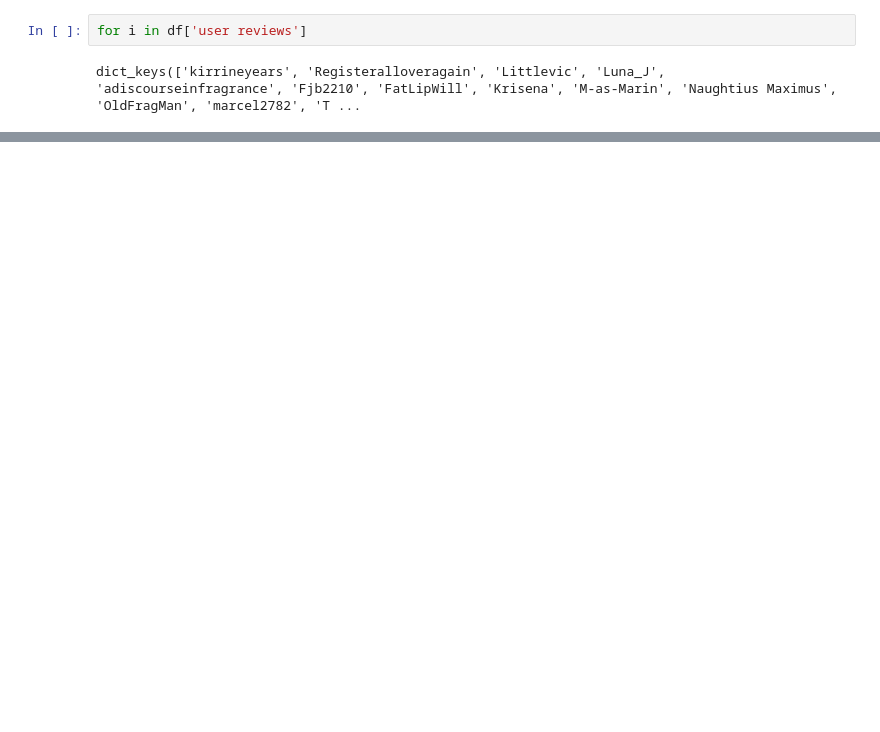
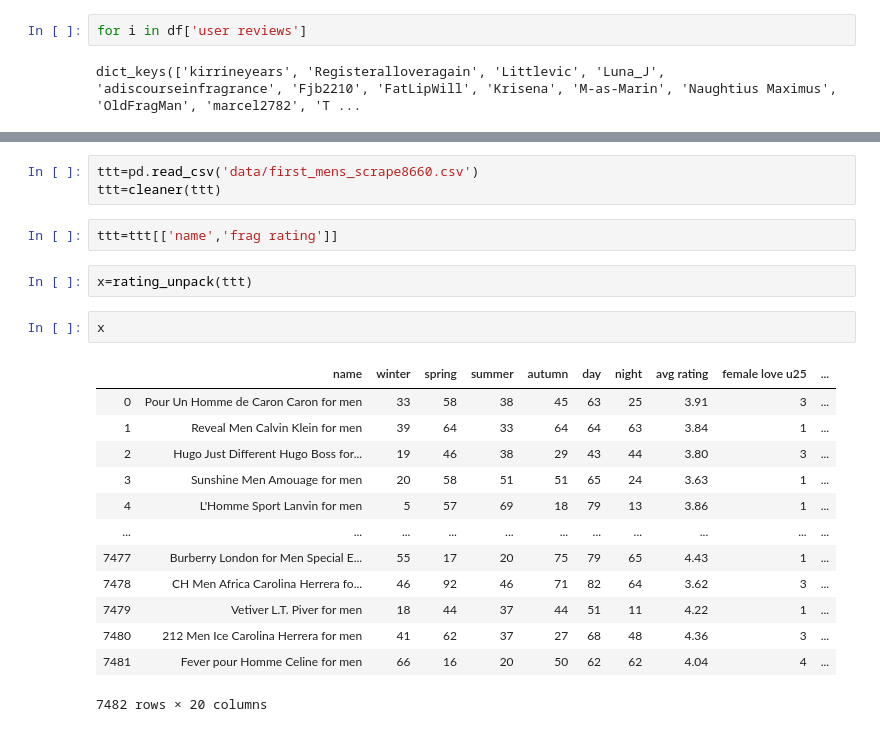
Before and after one commit to josephshanks/CologneRecommender, a Jupyter notebook: EDA.ipynb, the cells around one changed output, grey strips where cells are left out. Drawn from its saved outputs; the diff is of its cells as text; blank space fills up the shorter version.

```diff
--- a/EDA.ipynb
+++ b/EDA.ipynb
@@ -223,0 +406,23 @@ df['user reviews'][0]
+# %%
+ttt=pd.read_csv('data/first_mens_scrape8660.csv')
+ttt=cleaner(ttt)
+# %%
+ttt=ttt[['name','frag rating']]
+# %%
+x=rating_unpack(ttt)
+# %%
+x
+# %% [output]
+|  | name | winter | spring | summer | autumn | day | night | avg rating | female love u25 | ... |
+| 0 | Pour Un Homme de Caron Caron for men | 33 | 58 | 38 | 45 | 63 | 25 | 3.91 | 3 | ... |
+| 1 | Reveal Men Calvin Klein for men | 39 | 64 | 33 | 64 | 64 | 63 | 3.84 | 1 | ... |
+| 2 | Hugo Just Different Hugo Boss for... | 19 | 46 | 38 | 29 | 43 | 44 | 3.80 | 3 | ... |
+| 3 | Sunshine Men Amouage for men | 20 | 58 | 51 | 51 | 65 | 24 | 3.63 | 1 | ... |
+| 4 | L'Homme Sport Lanvin for men | 5 | 57 | 69 | 18 | 79 | 13 | 3.86 | 1 | ... |
+| ... | ... | ... | ... | ... | ... | ... | ... | ... | ... | ... |
+| 7477 | Burberry London for Men Special E... | 55 | 17 | 20 | 75 | 79 | 65 | 4.43 | 1 | ... |
+| 7478 | CH Men Africa Carolina Herrera fo... | 46 | 92 | 46 | 71 | 82 | 64 | 3.62 | 3 | ... |
+| 7479 | Vetiver L.T. Piver for men | 18 | 44 | 37 | 44 | 51 | 11 | 4.22 | 1 | ... |
+| 7480 | 212 Men Ice Carolina Herrera for men | 41 | 62 | 37 | 27 | 68 | 48 | 4.36 | 3 | ... |
+| 7481 | Fever pour Homme Celine for men | 66 | 16 | 20 | 50 | 62 | 62 | 4.04 | 4 | ... |
+7482 rows × 20 columns
```
Also changed, not shown: parts of 38 cells of this notebook, 2 other files.
